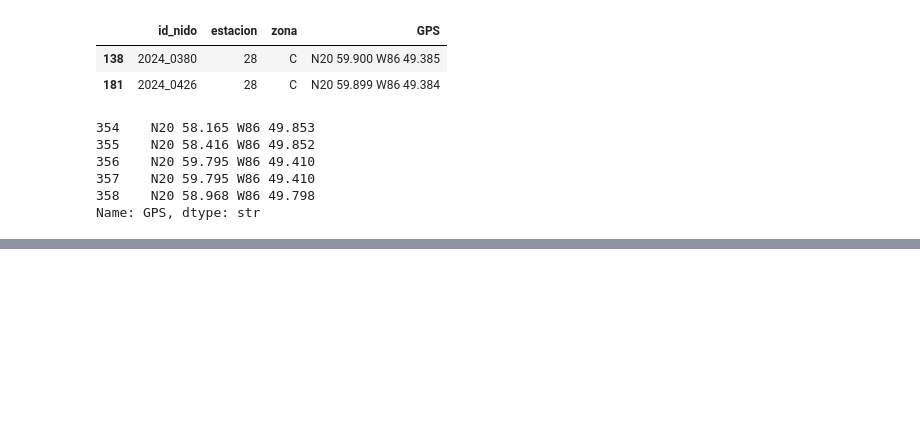
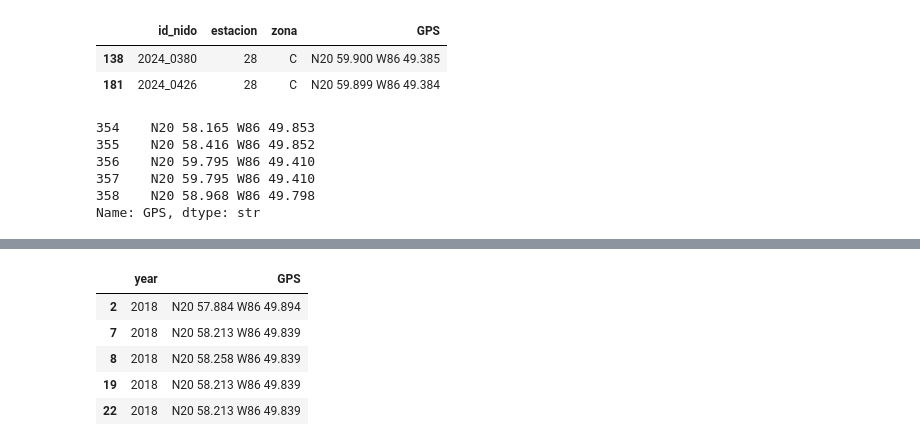
Before and after one commit to jachs182/PT_Tortiugas, a Jupyter notebook: Notebooks/JoinData.ipynb, the cells around one changed output, grey strips where cells are left out. Drawn from its saved outputs; the diff is of its cells as text; code cells hidden in the pictures; blank space fills up the shorter version.

```diff
--- a/Notebooks/JoinData.ipynb
+++ b/Notebooks/JoinData.ipynb
@@ -169,0 +221,7 @@ Name: GPS, dtype: str
+# %%
+# 5. Limpiar: eliminar la columna temporal y continuar
+df_principal = df_principal.drop(columns=['GPS_ref'])
+
+# Si quieres unirlo con los años anteriores (< 2020):
+df_resto = df_final[df_final['year'] < 2018]
+df_resultado = pd.concat([df_resto, df_principal], ignore_index=True)
@@ -169,0 +250,13 @@ Name: GPS, dtype: str
+# %%
+df_since2020 = df_resultado[df_resultado['GPS'] != '0']
+# %%
+df_since2020 = df_since2020.dropna()
+# %%
+df_since2020[["year","GPS"]].head()
+# %% [output]
+|  | year | GPS |
+| 2 | 2018 | N20 57.884 W86 49.894 |
+| 7 | 2018 | N20 58.213 W86 49.839 |
+| 8 | 2018 | N20 58.258 W86 49.839 |
+| 19 | 2018 | N20 58.213 W86 49.839 |
+| 22 | 2018 | N20 58.213 W86 49.839 |
```
Also changed, not shown: parts of 11 cells of this notebook, 5 other files.
